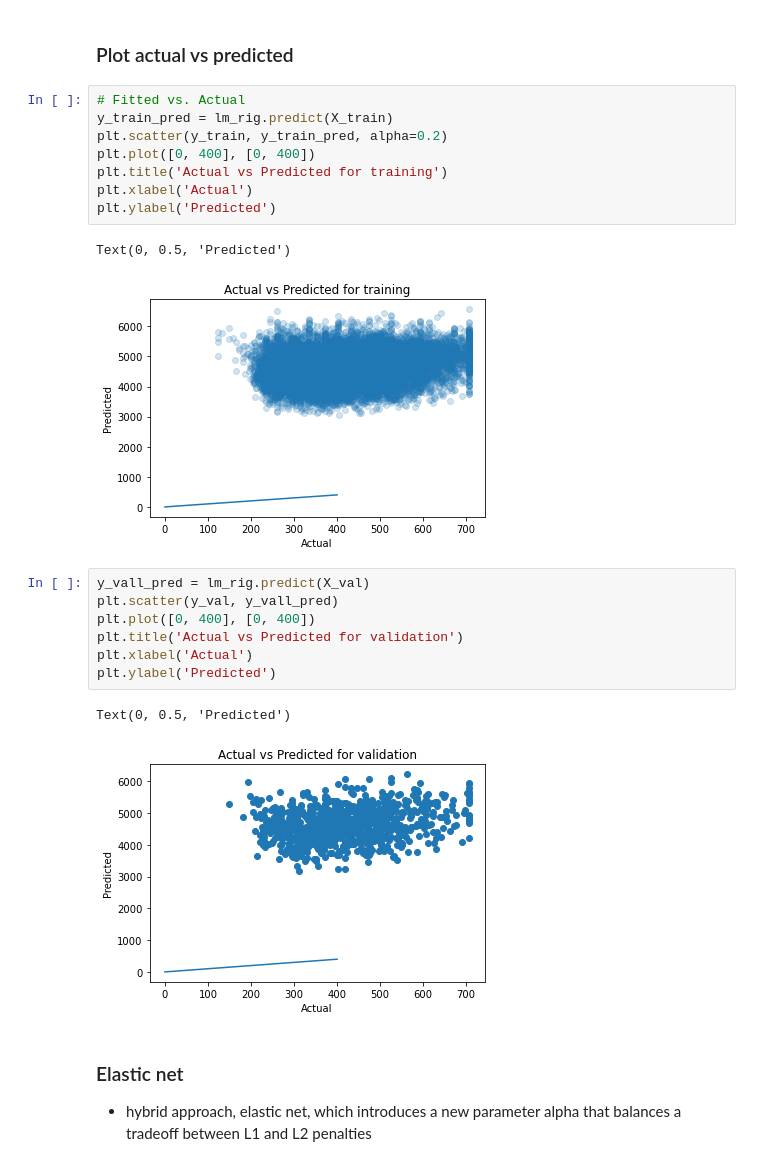
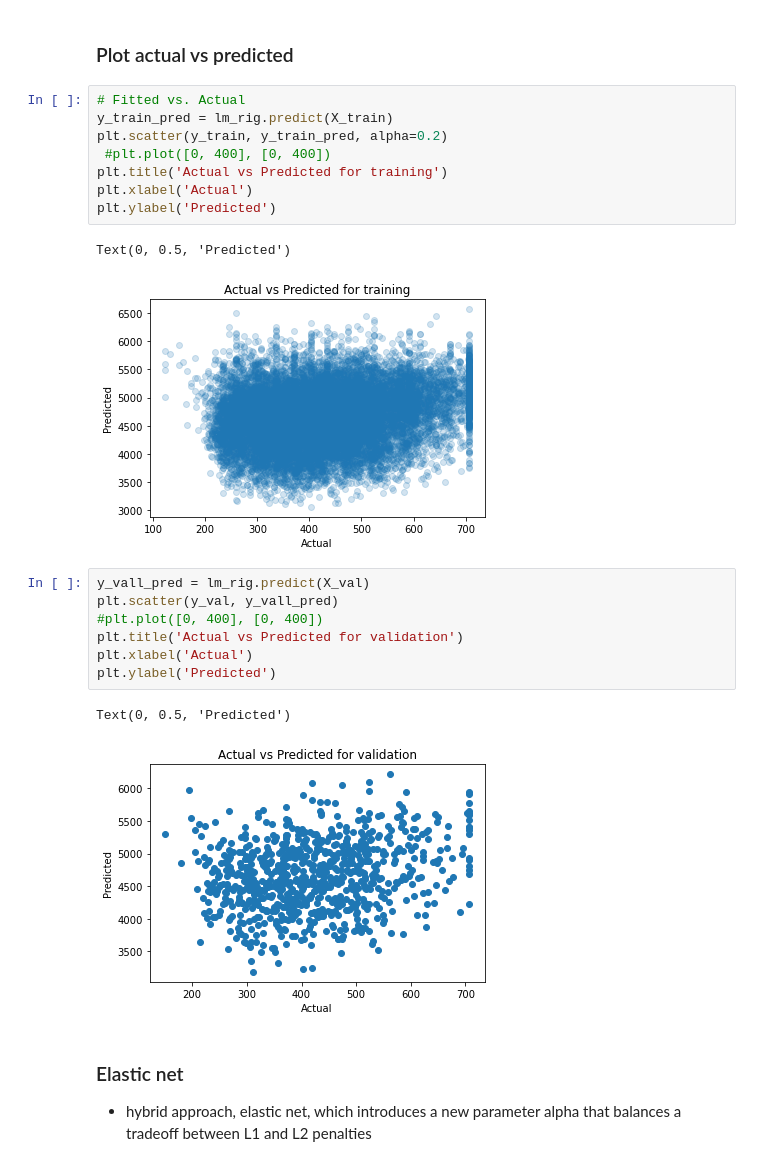
Before and after one commit to Jainlo/cali-housing-prices, a Jupyter notebook: src/abdulrahman.ipynb, the cells around one changed output. Saved outputs shown, nothing was run; the diff lists cells and outputs as text.

```diff
--- a/src/abdulrahman.ipynb
+++ b/src/abdulrahman.ipynb
@@ -246,24 +246,24 @@ list(zip(X_train.columns, lm_rig.coef_))
 # %%
 # Fitted vs. Actual
 y_train_pred = lm_rig.predict(X_train)
 plt.scatter(y_train, y_train_pred, alpha=0.2)
-plt.plot([0, 400], [0, 400])
+ #plt.plot([0, 400], [0, 400])
 plt.title('Actual vs Predicted for training')
 plt.xlabel('Actual')
 plt.ylabel('Predicted')
 # %% [output]
 Text(0, 0.5, 'Predicted')
-[figure, old version]
+[figure, new version]
 # %%
 y_vall_pred = lm_rig.predict(X_val)
 plt.scatter(y_val, y_vall_pred)
-plt.plot([0, 400], [0, 400])
+#plt.plot([0, 400], [0, 400])
 plt.title('Actual vs Predicted for validation')
 plt.xlabel('Actual')
 plt.ylabel('Predicted')
 # %% [output]
 Text(0, 0.5, 'Predicted')
-[figure, old version]
+[figure, new version]
 # %% [markdown]
 ### Elastic net
  -  hybrid approach, elastic net, which introduces a new parameter alpha that balances a tradeoff between L1 and L2 penalties
```
Also changed, not shown: parts of 4 cells of this notebook, 2 other files.
